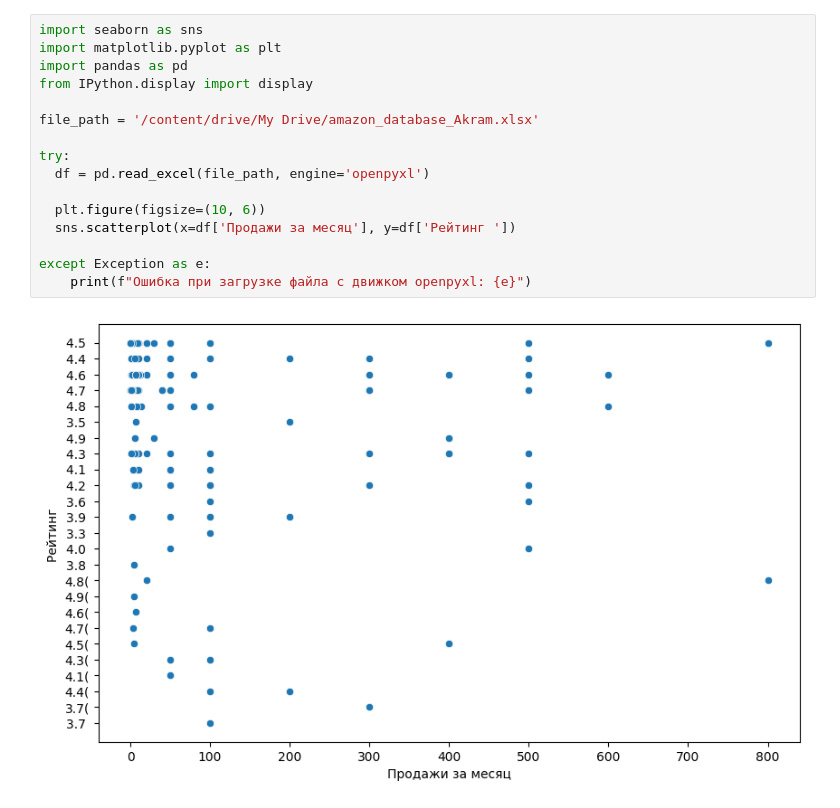
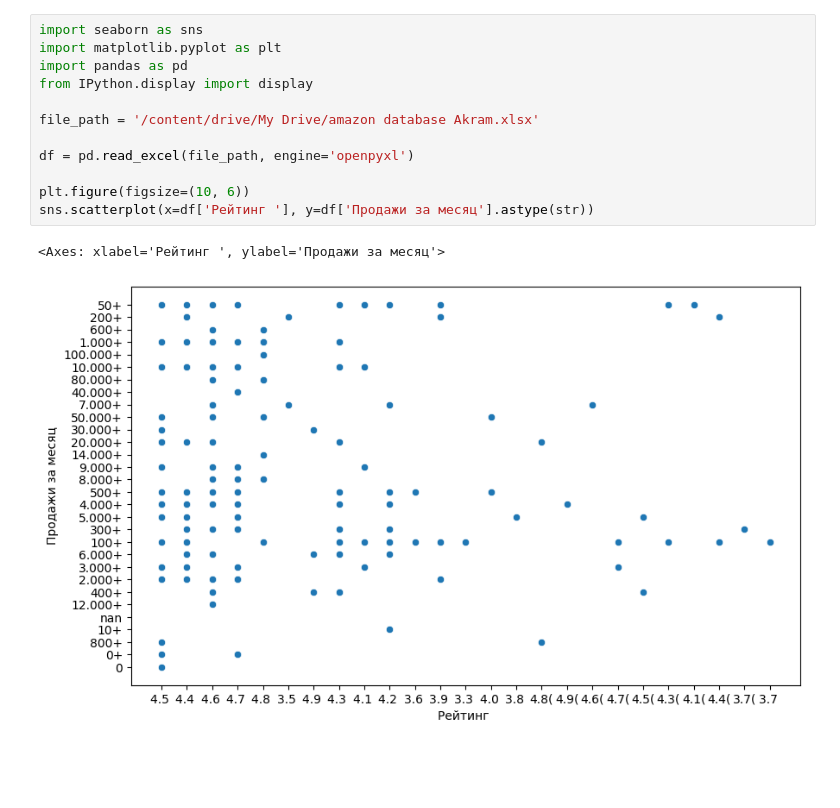
Before and after one commit to cosmodesant49/Data_analitic_wb, a Jupyter notebook: Untitled0.ipynb, the cells around one changed output. Cells and saved outputs as stored; diff of their text form; blank space fills up the shorter version.

```diff
--- a/Untitled0.ipynb
+++ b/Untitled0.ipynb
@@ -70,18 +63,15 @@ except Exception as e:
 # %%
 import seaborn as sns
 import matplotlib.pyplot as plt
 import pandas as pd
 from IPython.display import display
 
-file_path = '/content/drive/My Drive/amazon_database_Akram.xlsx'
+file_path = '/content/drive/My Drive/amazon database Akram.xlsx'
 
-try:
-  df = pd.read_excel(file_path, engine='openpyxl')
+df = pd.read_excel(file_path, engine='openpyxl')
 
-  plt.figure(figsize=(10, 6))
-  sns.scatterplot(x=df['Продажи за месяц'], y=df['Рейтинг '])
-
-except Exception as e:
-    print(f"Ошибка при загрузке файла с движком openpyxl: {e}")
+plt.figure(figsize=(10, 6))
+sns.scatterplot(x=df['Рейтинг '], y=df['Продажи за месяц'].astype(str))
 # %% [output]
+<Axes: xlabel='Рейтинг ', ylabel='Продажи за месяц'>
-[figure, old version]
+[figure, new version]
```
Also changed, not shown: parts of 3 cells of this notebook.
